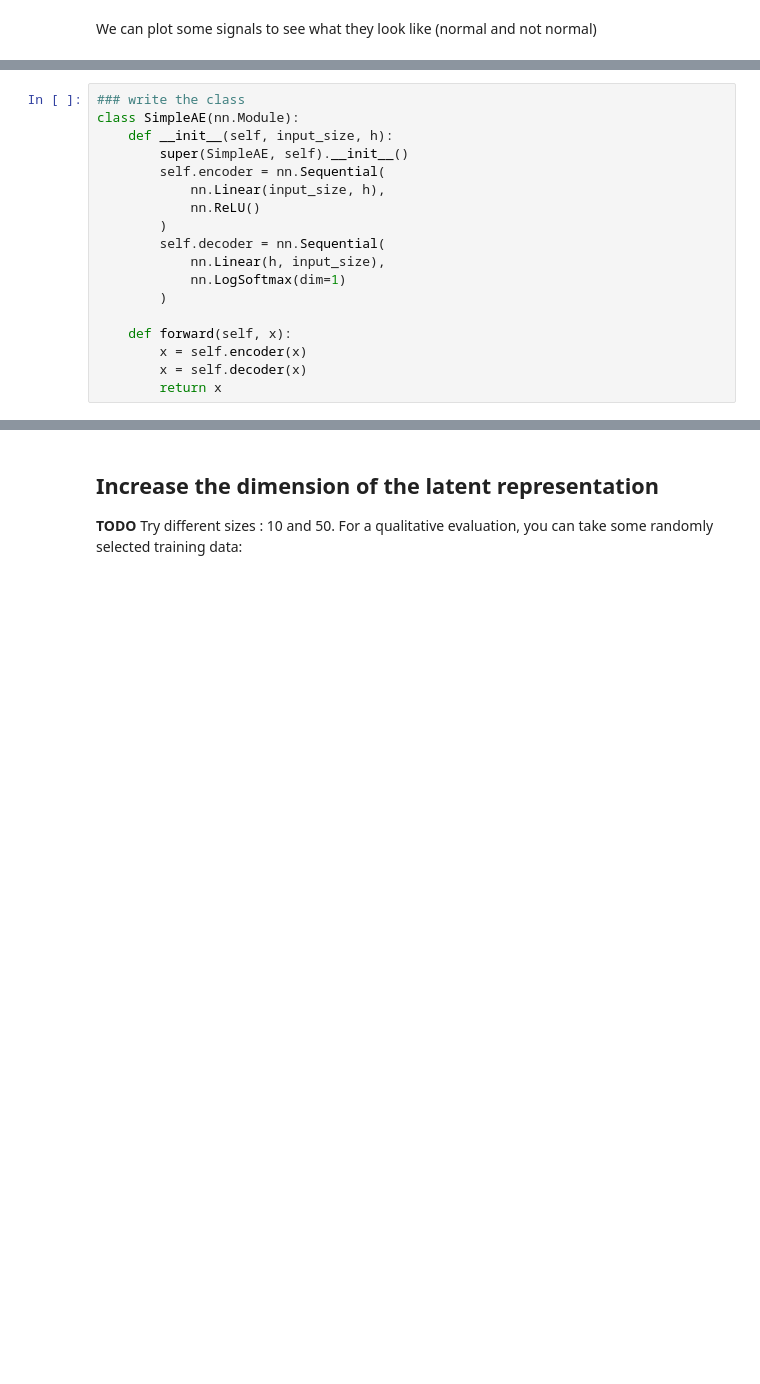
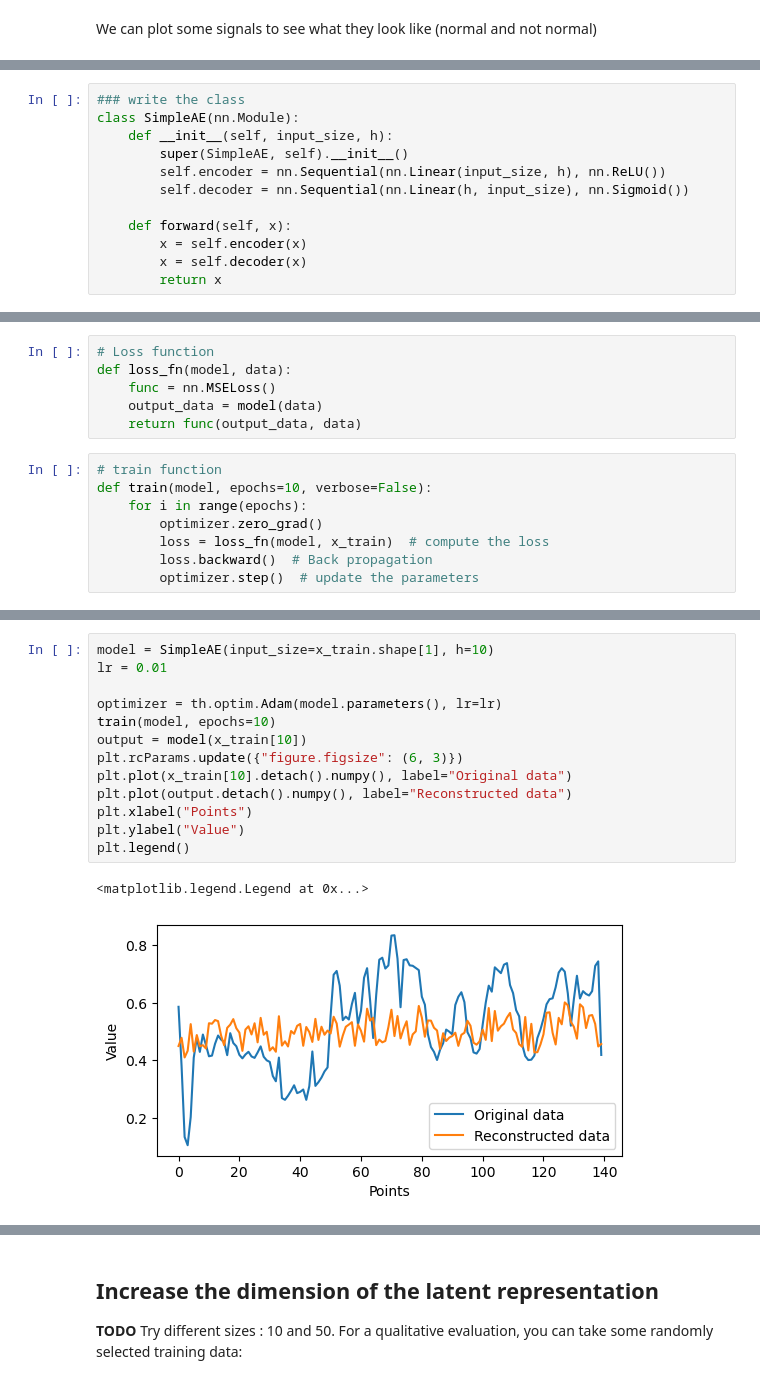
Before and after one commit to caalec/Deep-Learning, a Jupyter notebook: DL2A-Anomaly-detection-ECG.ipynb, the cells around one changed output, grey strips where cells are left out. Drawn from its saved outputs; the diff is of its cells as text; blank space fills up the shorter version.

```diff
--- a/DL2A-Anomaly-detection-ECG.ipynb
+++ b/DL2A-Anomaly-detection-ECG.ipynb
@@ -152,14 +135,8 @@ Some questions remain:
 class SimpleAE(nn.Module):
     def __init__(self, input_size, h):
         super(SimpleAE, self).__init__()
-        self.encoder = nn.Sequential(
-            nn.Linear(input_size, h),
-            nn.ReLU()
-        )
-        self.decoder = nn.Sequential(
-            nn.Linear(h, input_size),
-            nn.LogSoftmax(dim=1)
-        )
+        self.encoder = nn.Sequential(nn.Linear(input_size, h), nn.ReLU())
+        self.decoder = nn.Sequential(nn.Linear(h, input_size), nn.Sigmoid())
 
     def forward(self, x):
         x = self.encoder(x)
@@ -264,0 +166,14 @@ Validation accuracy :  tensor(58.4000)
+# %%
+# Loss function
+def loss_fn(model, data):
+    func = nn.MSELoss()
+    output_data = model(data)
+    return func(output_data, data)
+# %%
+# train function
+def train(model, epochs=10, verbose=False):
+    for i in range(epochs):
+        optimizer.zero_grad()
+        loss = loss_fn(model, x_train)  # compute the loss
+        loss.backward()  # Back propagation
+        optimizer.step()  # update the parameters
@@ -264,0 +217,16 @@ Validation accuracy :  tensor(58.4000)
+# %%
+model = SimpleAE(input_size=x_train.shape[1], h=10)
+lr = 0.01
+
+optimizer = th.optim.Adam(model.parameters(), lr=lr)
+train(model, epochs=10)
+output = model(x_train[10])
+plt.rcParams.update({"figure.figsize": (6, 3)})
+plt.plot(x_train[10].detach().numpy(), label="Original data")
+plt.plot(output.detach().numpy(), label="Reconstructed data")
+plt.xlabel("Points")
+plt.ylabel("Value")
+plt.legend()
+# %% [output]
+<matplotlib.legend.Legend at 0x...>
+[figure, added]
```
Also changed, not shown: parts of 22 cells of this notebook.
